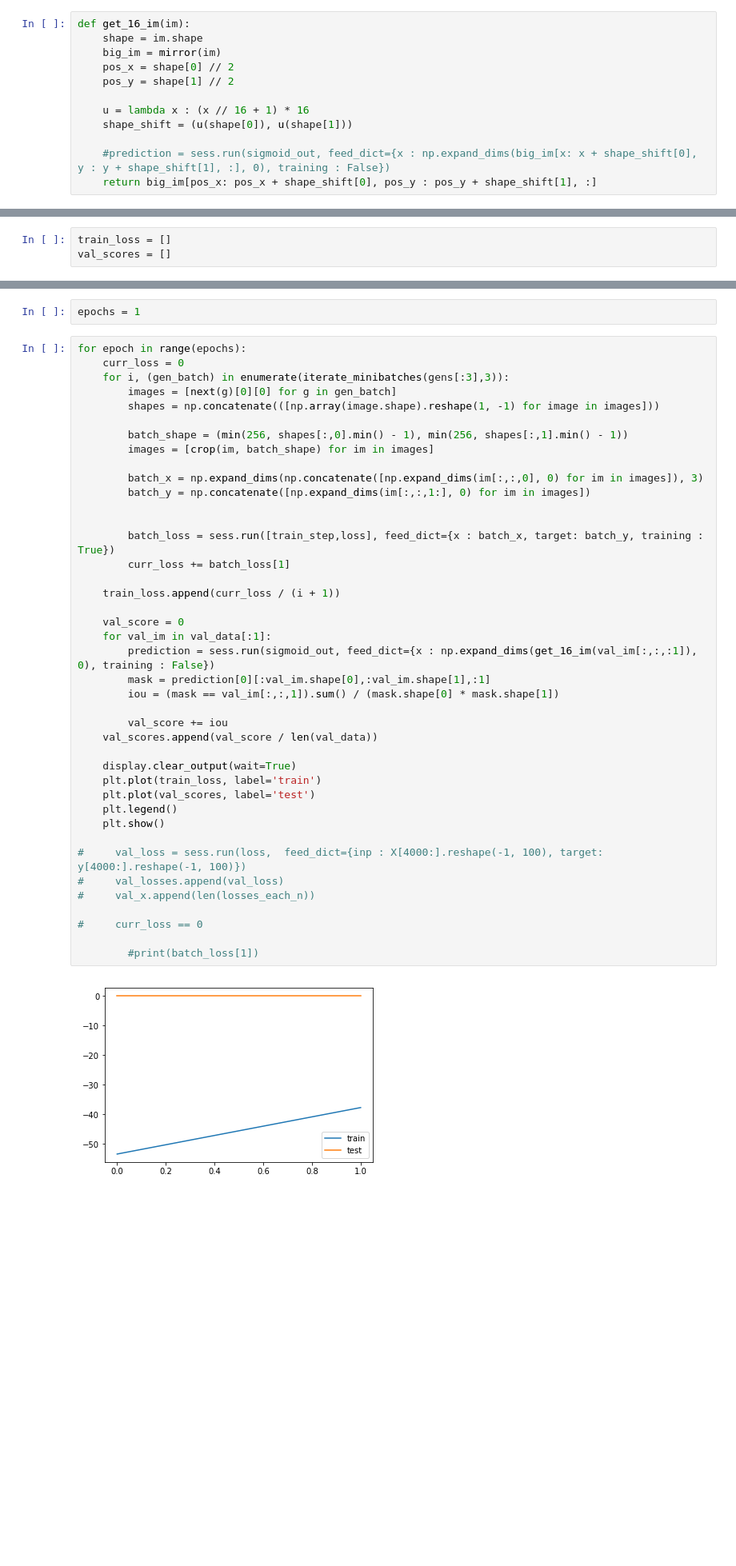
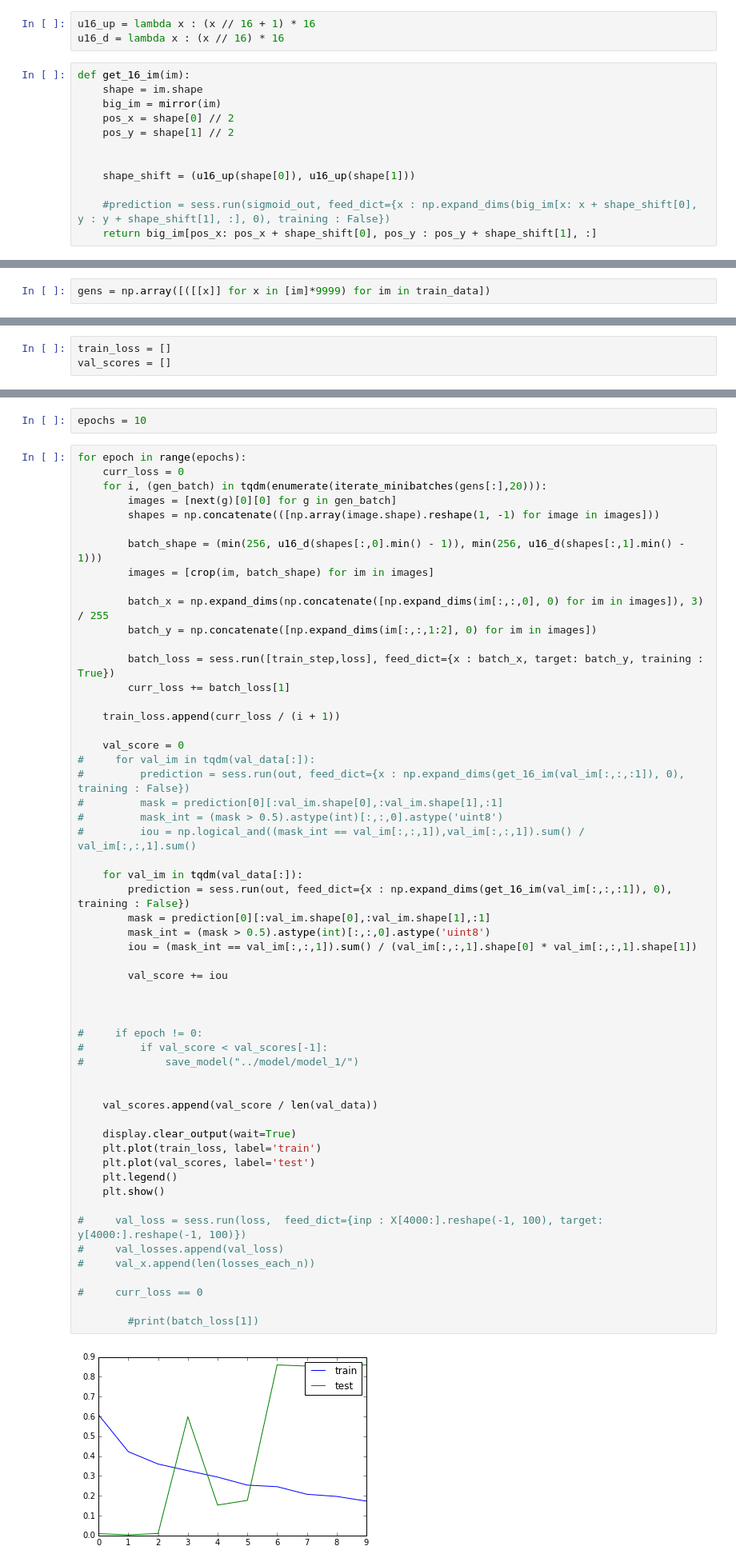
Before and after one commit to rykachevskiy/ds_bowl_2018, a Jupyter notebook: notebooks/Unet.ipynb, the cells around one changed output, grey strips where cells are left out. Shown at 80% size. Drawn from its saved outputs; the diff is of its cells as text; blank space fills up the shorter version.

```diff
--- a/notebooks/Unet.ipynb
+++ b/notebooks/Unet.ipynb
@@ -205,6 +206,9 @@ def crop(im, shape):
     excerpt_y = slice(y, y+shape[1])
 
     return im[excerpt_x, excerpt_y, :]
+# %%
+u16_up = lambda x : (x // 16 + 1) * 16
+u16_d = lambda x : (x // 16) * 16
 # %%
 def get_16_im(im):
     shape = im.shape
@@ -212,8 +216,8 @@ def get_16_im(im):
     pos_x = shape[0] // 2
     pos_y = shape[1] // 2
 
-    u = lambda x : (x // 16 + 1) * 16
-    shape_shift = (u(shape[0]), u(shape[1]))
+
+    shape_shift = (u16_up(shape[0]), u16_up(shape[1]))
 
     #prediction = sess.run(sigmoid_out, feed_dict={x : np.expand_dims(big_im[x: x + shape_shift[0], y : y + shape_shift[1], :], 0), training : False})
     return big_im[pos_x: pos_x + shape_shift[0], pos_y : pos_y + shape_shift[1], :]
@@ -227,6 +232,8 @@ p.skew(1)
 g = p.keras_generator_from_array(np.expand_dims(train_data[0][:,:,:], 0) ,np.ones(1), 1, False)
 # %%
 gens = np.array([p.keras_generator_from_array(np.expand_dims(mirror(im), 0) ,np.ones(1), 1, False) for im in train_data])
+# %%
+gens = np.array([([[x]] for x in [im]*9999) for im in train_data])
 # %%
 def iterate_minibatches(x, batchsize, shuffle=True):
     if shuffle:
@@ -244,45 +254,59 @@ val_scores = []
 # %%
-epochs = 1
+epochs = 10
 # %%
 for epoch in range(epochs):
     curr_loss = 0
-    for i, (gen_batch) in enumerate(iterate_minibatches(gens[:3],3)):
+    for i, (gen_batch) in tqdm(enumerate(iterate_minibatches(gens[:],20))):
         images = [next(g)[0][0] for g in gen_batch]
         shapes = np.concatenate(([np.array(image.shape).reshape(1, -1) for image in images]))
 
-        batch_shape = (min(256, shapes[:,0].min() - 1), min(256, shapes[:,1].min() - 1))
+        batch_shape = (min(256, u16_d(shapes[:,0].min() - 1)), min(256, u16_d(shapes[:,1].min() - 1)))
         images = [crop(im, batch_shape) for im in images]
 
-        batch_x = np.expand_dims(np.concatenate([np.expand_dims(im[:,:,0], 0) for im in images]), 3)
-        batch_y = np.concatenate([np.expand_dims(im[:,:,1:], 0) for im in images])
-
+        batch_x = np.expand_dims(np.concatenate([np.expand_dims(im[:,:,0], 0) for im in images]), 3) / 255
+        batch_y = np.concatenate([np.expand_dims(im[:,:,1:2], 0) for im in images])
 
         batch_loss = sess.run([train_step,loss], feed_dict={x : batch_x, target: batch_y, training : True})
         curr_loss += batch_loss[1]
 
     train_loss.append(curr_loss / (i + 1))
 
     val_score = 0
-    for val_im in val_data[:1]:
-        prediction = sess.run(sigmoid_out, feed_dict={x : np.expand_dims(get_16_im(val_im[:,:,:1]), 0), training : False})
+#     for val_im in tqdm(val_data[:]):
+#         prediction = sess.run(out, feed_dict={x : np.expand_dims(get_16_im(val_im[:,:,:1]), 0), training : False})
+#         mask = prediction[0][:val_im.shape[0],:val_im.shape[1],:1]
+#         mask_int = (mask > 0.5).astype(int)[:,:,0].astype('uint8')
+#         iou = np.logical_and((mask_int == val_im[:,:,1]),val_im[:,:,1]).sum() / val_im[:,:,1].sum()
+
+    for val_im in tqdm(val_data[:]):
+        prediction = sess.run(out, feed_dict={x : np.expand_dims(get_16_im(val_im[:,:,:1]), 0), training : False})
         mask = prediction[0][:val_im.shape[0],:val_im.shape[1],:1]
-        iou = (mask == val_im[:,:,1]).sum() / (mask.shape[0] * mask.shape[1])
+        mask_int = (mask > 0.5).astype(int)[:,:,0].astype('uint8')
+        iou = (mask_int == val_im[:,:,1]).sum() / (val_im[:,:,1].shape[0] * val_im[:,:,1].shape[1])
 
         val_score += iou
+
+
+
+#     if epoch != 0:
+#         if val_score < val_scores[-1]:
+#             save_model("../model/model_1/")
+
+
     val_scores.append(val_score / len(val_data))
 
     display.clear_output(wait=True)
     plt.plot(train_loss, label='train')
     plt.plot(val_scores, label='test')
     plt.legend()
     plt.show()
 
 #     val_loss = sess.run(loss,  feed_dict={inp : X[4000:].reshape(-1, 100), target: y[4000:].reshape(-1, 100)})
 #     val_losses.append(val_loss)
 #     val_x.append(len(losses_each_n))
 
 #     curr_loss == 0
 
         #print(batch_loss[1])
 # %% [output]
-[figure, old version]
+[figure, new version]
```
Also changed, not shown: parts of 29 cells of this notebook, 1 other file.
